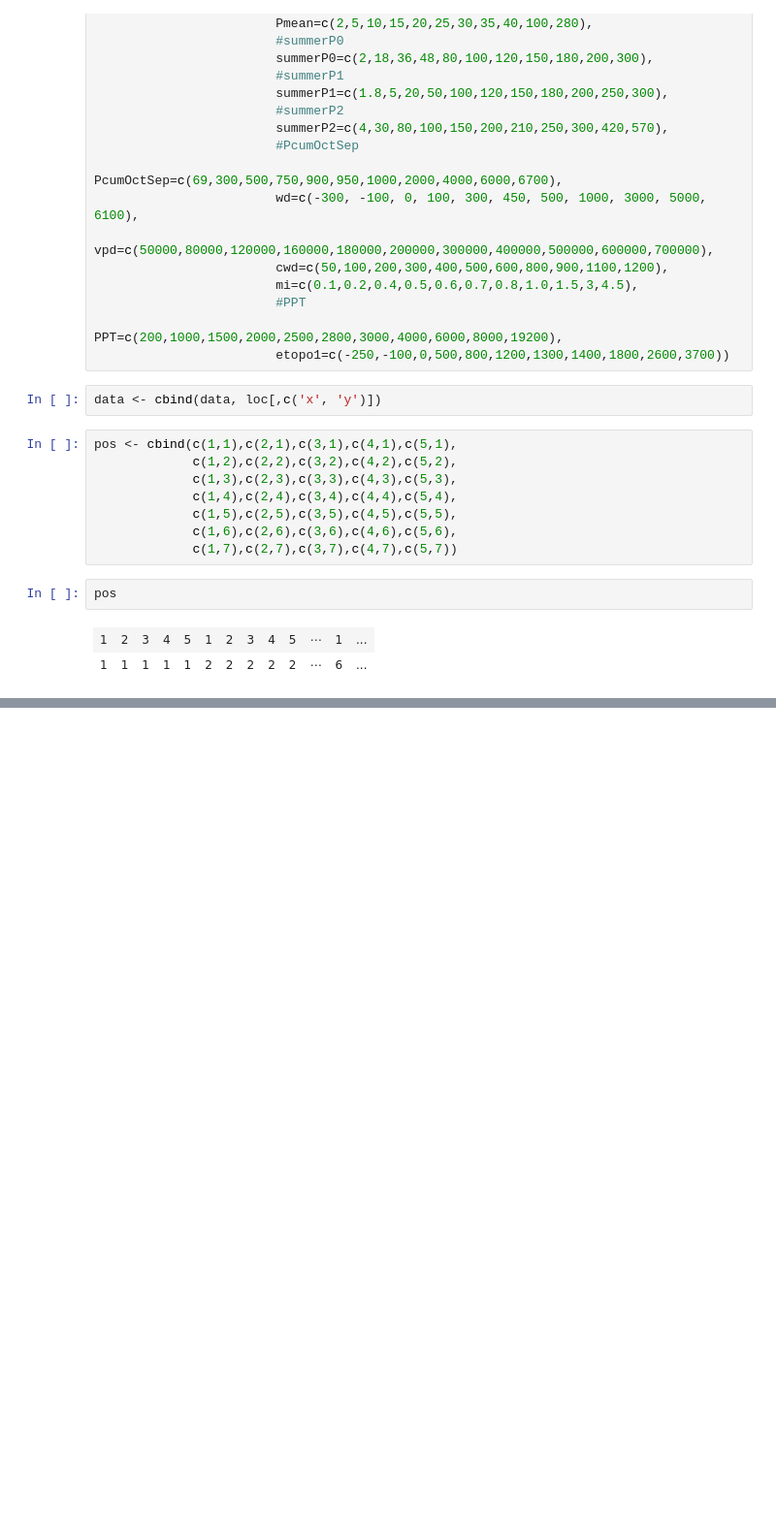
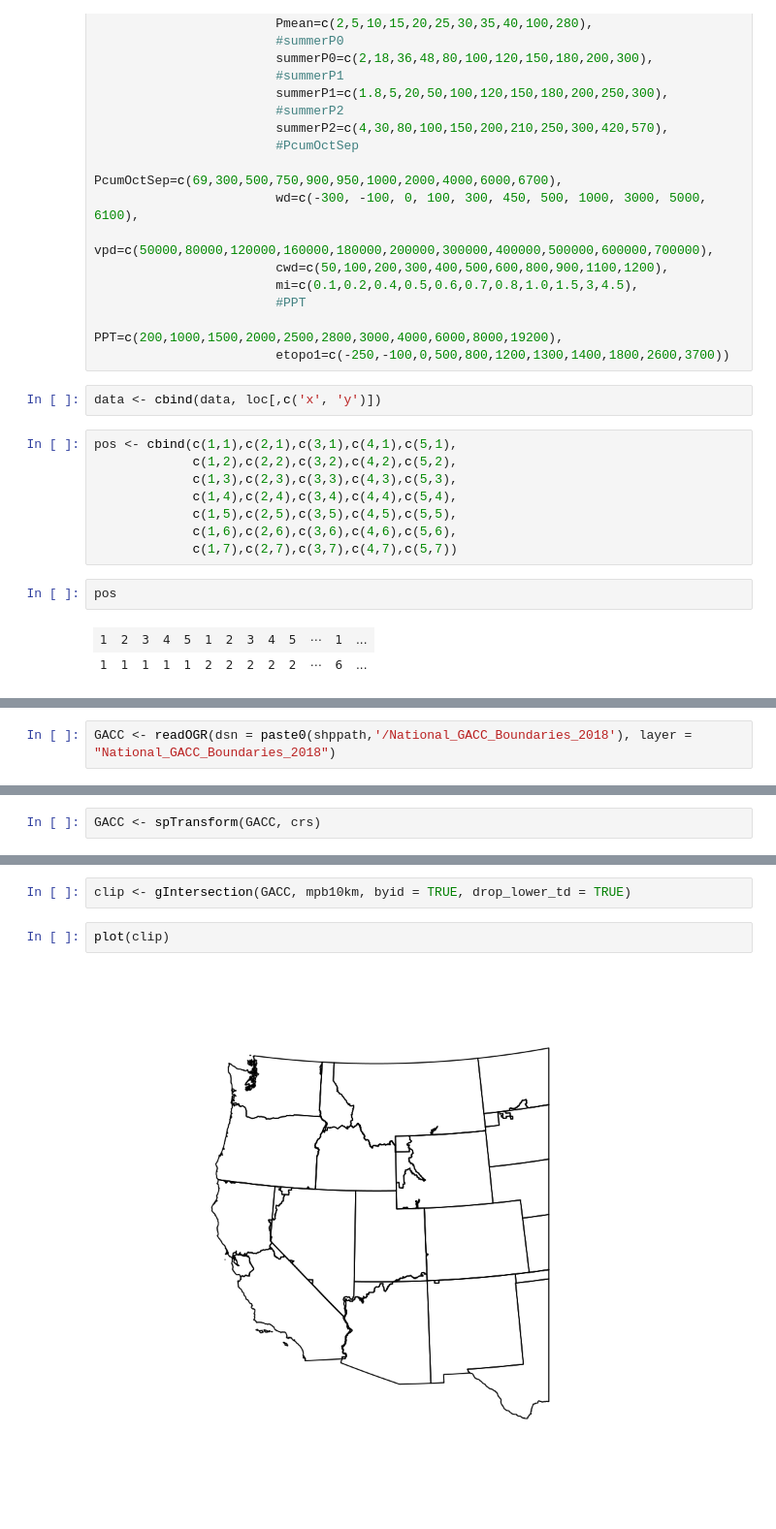
Before and after one commit to dongmeic/suppression, a Jupyter notebook: R/mapping_bioclimate.ipynb, the cells around one changed output, grey strips where cells are left out. Shown at 97% size. Saved outputs shown, nothing was run; the diff lists cells and outputs as text; blank space fills up the shorter version.

```diff
--- a/R/mapping_bioclimate.ipynb
+++ b/R/mapping_bioclimate.ipynb
@@ -245,2 +251,4 @@ dev.off()
 pdf
   2
+# %%
+GACC <- readOGR(dsn = paste0(shppath,'/National_GACC_Boundaries_2018'), layer = "National_GACC_Boundaries_2018")
@@ -246,0 +261,2 @@ pdf
+# %%
+GACC <- spTransform(GACC, crs)
@@ -246,0 +270,6 @@ pdf
+# %%
+clip <- gIntersection(GACC, mpb10km, byid = TRUE, drop_lower_td = TRUE)
+# %%
+plot(clip)
+# %% [output]
+[figure, added]
```
Also changed, not shown: parts of 5 cells of this notebook.
